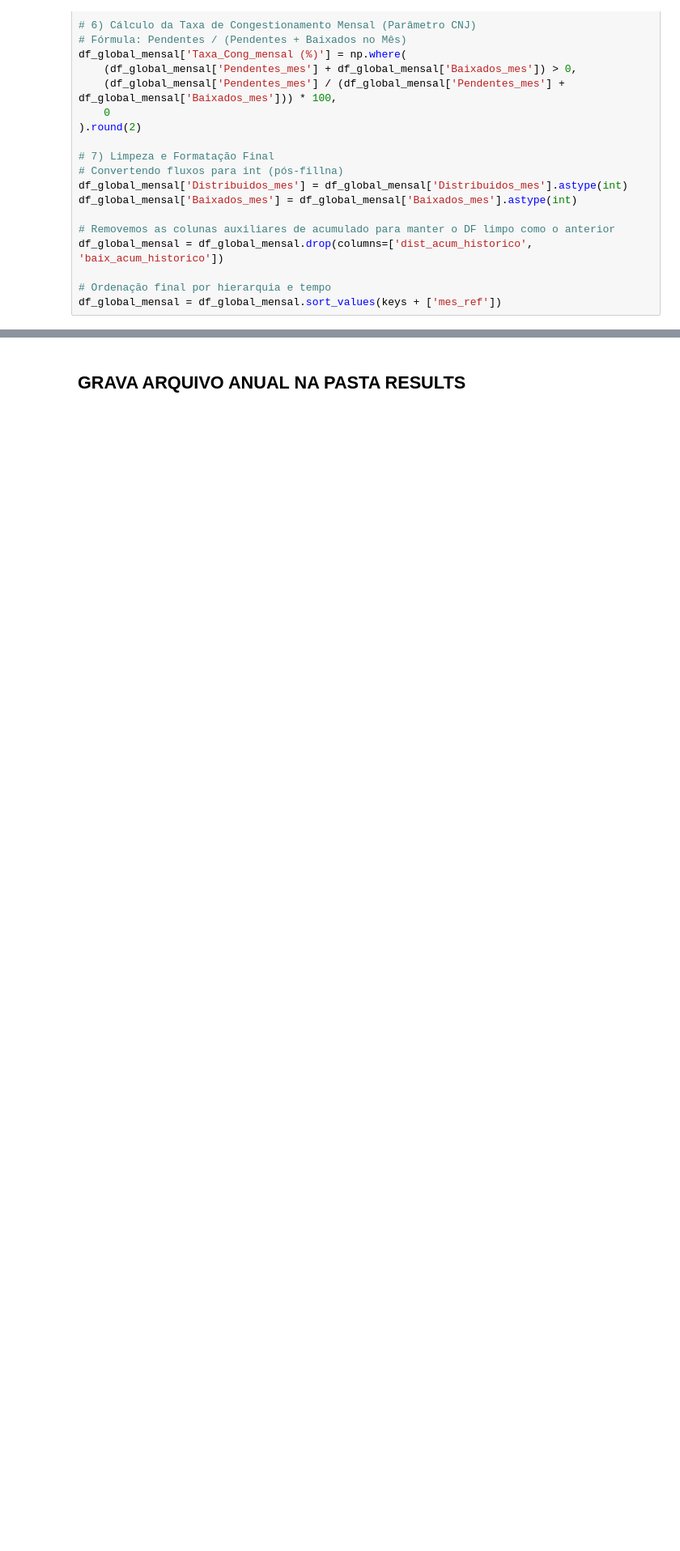
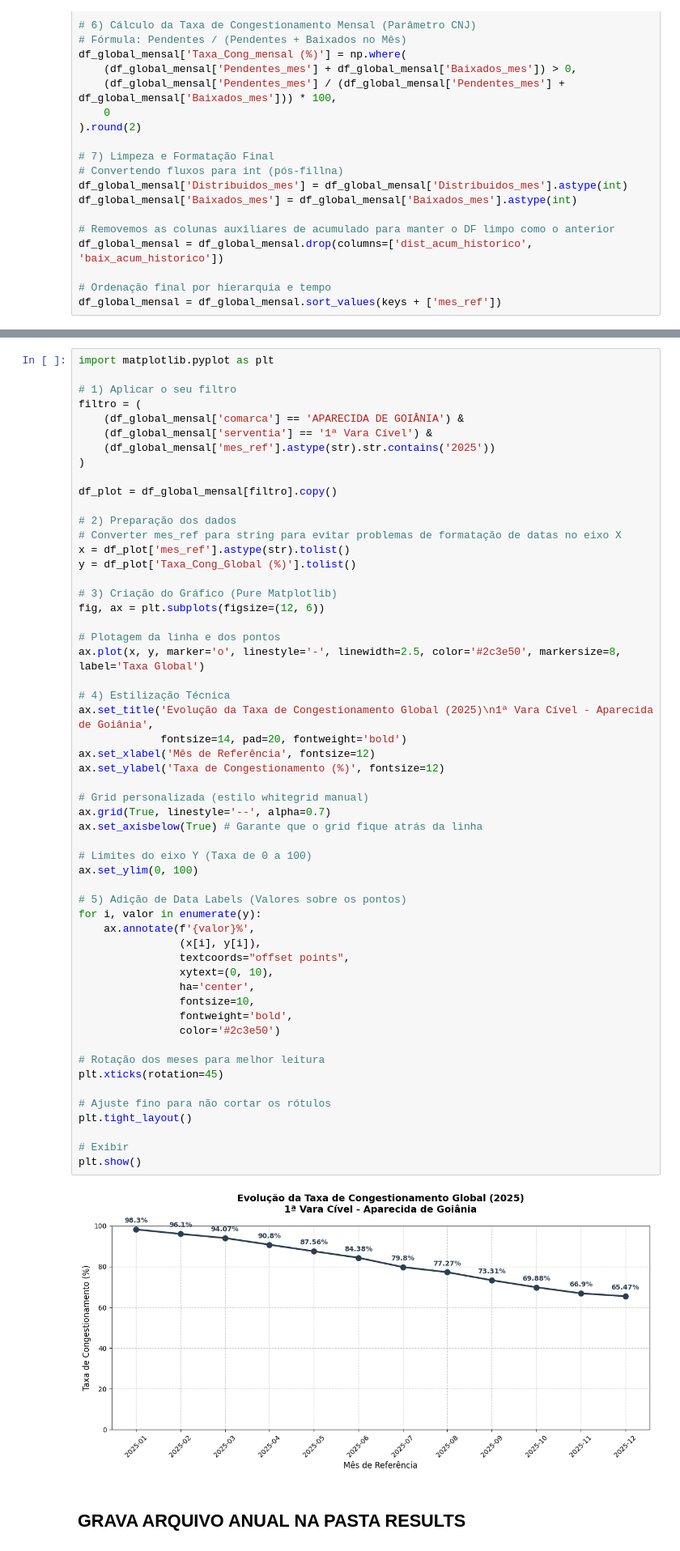
Before and after one commit to dvjuliocesar/TJGO_Projeto7_TxCongGeral, a Jupyter notebook: tx_cong_mensal.ipynb, the cells around one changed output, grey strips where cells are left out. Shown at 81% size. Saved outputs shown, nothing was run; the diff lists cells and outputs as text; blank space fills up the shorter version.

```diff
--- a/tx_cong_mensal.ipynb
+++ b/tx_cong_mensal.ipynb
@@ -432,3 +541,60 @@ df_global_mensal[filtro].head(12)
+# %%
+import matplotlib.pyplot as plt
+
+# 1) Aplicar o seu filtro
+filtro = (
+    (df_global_mensal['comarca'] == 'APARECIDA DE GOIÂNIA') &
+    (df_global_mensal['serventia'] == '1ª Vara Cível') &
+    (df_global_mensal['mes_ref'].astype(str).str.contains('2025'))
+)
+
+df_plot = df_global_mensal[filtro].copy()
+
+# 2) Preparação dos dados
+# Converter mes_ref para string para evitar problemas de formatação de datas no eixo X
+x = df_plot['mes_ref'].astype(str).tolist()
+y = df_plot['Taxa_Cong_Global (%)'].tolist()
+
+# 3) Criação do Gráfico (Pure Matplotlib)
+fig, ax = plt.subplots(figsize=(12, 6))
+
+# Plotagem da linha e dos pontos
+ax.plot(x, y, marker='o', linestyle='-', linewidth=2.5, color='#2c3e50', markersize=8, label='Taxa Global')
+
+# 4) Estilização Técnica
+ax.set_title('Evolução da Taxa de Congestionamento Global (2025)\n1ª Vara Cível - Aparecida de Goiânia',
+             fontsize=14, pad=20, fontweight='bold')
+ax.set_xlabel('Mês de Referência', fontsize=12)
+ax.set_ylabel('Taxa de Congestionamento (%)', fontsize=12)
+
+# Grid personalizada (estilo whitegrid manual)
+ax.grid(True, linestyle='--', alpha=0.7)
+ax.set_axisbelow(True) # Garante que o grid fique atrás da linha
+
+# Limites do eixo Y (Taxa de 0 a 100)
+ax.set_ylim(0, 100)
+
+# 5) Adição de Data Labels (Valores sobre os pontos)
+for i, valor in enumerate(y):
+    ax.annotate(f'{valor}%',
+                (x[i], y[i]),
+                textcoords="offset points",
+                xytext=(0, 10),
+                ha='center',
+                fontsize=10,
+                fontweight='bold',
+                color='#2c3e50')
+
+# Rotação dos meses para melhor leitura
+plt.xticks(rotation=45)
+
+# Ajuste fino para não cortar os rótulos
+plt.tight_layout()
+
+# Exibir
+plt.show()
+# %% [output]
+[figure, added]
 # %% [markdown]
 ## GRAVA ARQUIVO ANUAL NA PASTA RESULTS
 # %%
```
Also changed, not shown: parts of 11 cells of this notebook.
